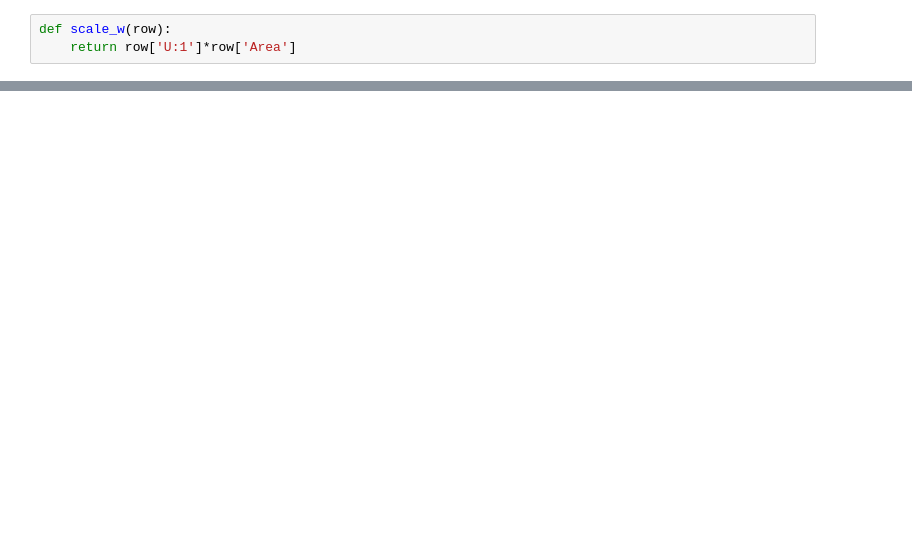
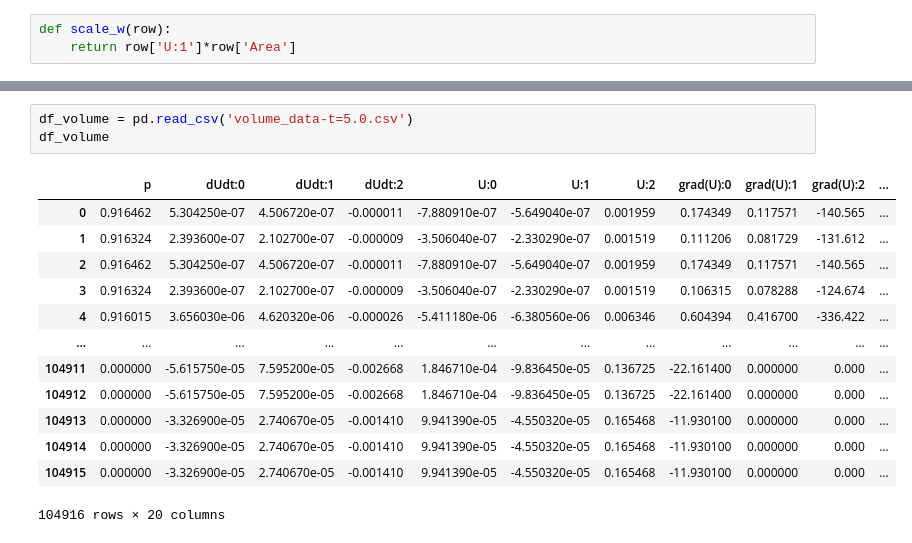
Before and after one commit to patricksinclair/openfoam_utilities, a Jupyter notebook: surface_integrator.ipynb, the cells around one changed output, grey strips where cells are left out. Cells and saved outputs as stored; diff of their text form; blank space fills up the shorter version.

Commit message:
very rough volume integral included

```diff
--- a/surface_integrator.ipynb
+++ b/surface_integrator.ipynb
@@ -103,0 +117,17 @@ print(y)
+# %%
+df_volume = pd.read_csv('volume_data-t=5.0.csv')
+df_volume
+# %% [output]
+|  | p | dUdt:0 | dUdt:1 | dUdt:2 | U:0 | U:1 | U:2 | grad(U):0 | grad(U):1 | grad(U):2 | ... |
+| 0 | 0.916462 | 5.304250e-07 | 4.506720e-07 | -0.000011 | -7.880910e-07 | -5.649040e-07 | 0.001959 | 0.174349 | 0.117571 | -140.565 | ... |
+| 1 | 0.916324 | 2.393600e-07 | 2.102700e-07 | -0.000009 | -3.506040e-07 | -2.330290e-07 | 0.001519 | 0.111206 | 0.081729 | -131.612 | ... |
+| 2 | 0.916462 | 5.304250e-07 | 4.506720e-07 | -0.000011 | -7.880910e-07 | -5.649040e-07 | 0.001959 | 0.174349 | 0.117571 | -140.565 | ... |
+| 3 | 0.916324 | 2.393600e-07 | 2.102700e-07 | -0.000009 | -3.506040e-07 | -2.330290e-07 | 0.001519 | 0.106315 | 0.078288 | -124.674 | ... |
+| 4 | 0.916015 | 3.656030e-06 | 4.620320e-06 | -0.000026 | -5.411180e-06 | -6.380560e-06 | 0.006346 | 0.604394 | 0.416700 | -336.422 | ... |
+| ... | ... | ... | ... | ... | ... | ... | ... | ... | ... | ... | ... |
+| 104911 | 0.000000 | -5.615750e-05 | 7.595200e-05 | -0.002668 | 1.846710e-04 | -9.836450e-05 | 0.136725 | -22.161400 | 0.000000 | 0.000 | ... |
+| 104912 | 0.000000 | -5.615750e-05 | 7.595200e-05 | -0.002668 | 1.846710e-04 | -9.836450e-05 | 0.136725 | -22.161400 | 0.000000 | 0.000 | ... |
+| 104913 | 0.000000 | -3.326900e-05 | 2.740670e-05 | -0.001410 | 9.941390e-05 | -4.550320e-05 | 0.165468 | -11.930100 | 0.000000 | 0.000 | ... |
+| 104914 | 0.000000 | -3.326900e-05 | 2.740670e-05 | -0.001410 | 9.941390e-05 | -4.550320e-05 | 0.165468 | -11.930100 | 0.000000 | 0.000 | ... |
+| 104915 | 0.000000 | -3.326900e-05 | 2.740670e-05 | -0.001410 | 9.941390e-05 | -4.550320e-05 | 0.165468 | -11.930100 | 0.000000 | 0.000 | ... |
+104916 rows × 20 columns
```
Also changed, not shown: parts of 18 cells of this notebook.
